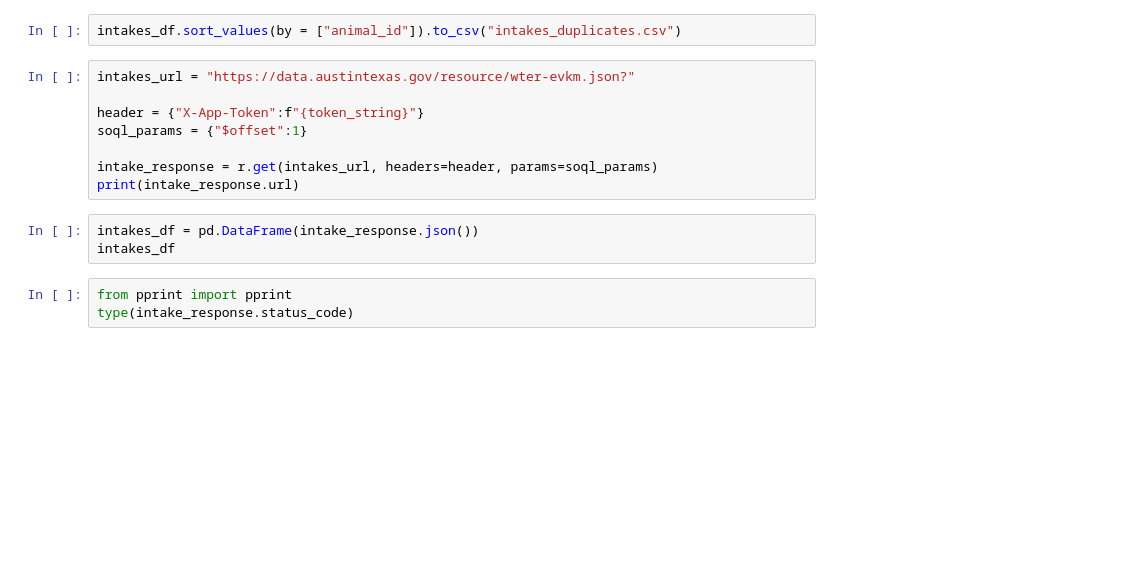
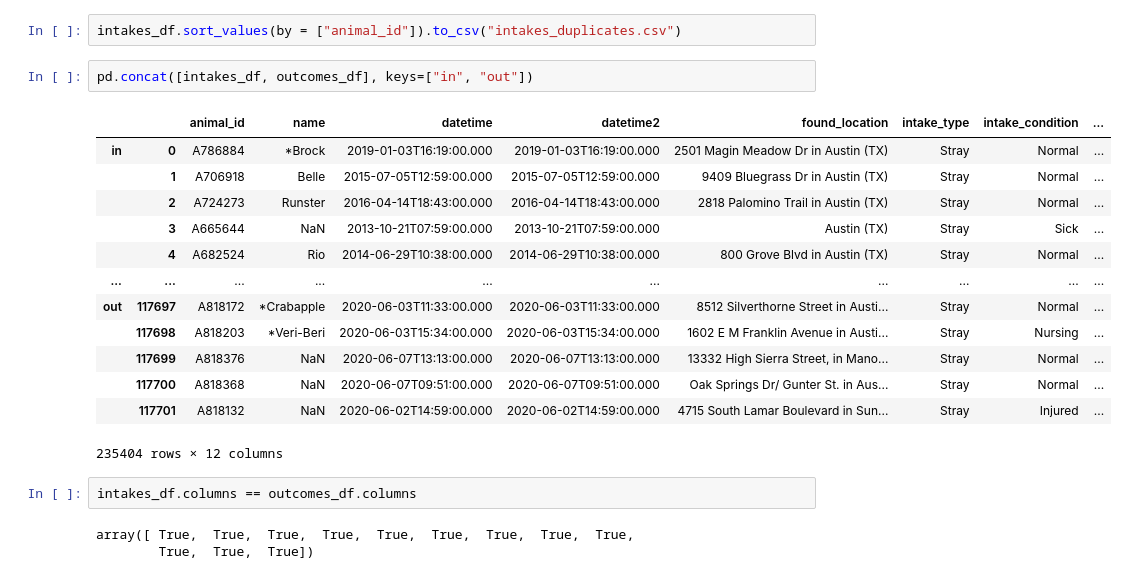
Before and after one commit to edhaarmanniv/animal-shelter-revisited, a Jupyter notebook: socrata_tinkering.ipynb, the cells around one changed output. Drawn from its saved outputs; the diff is of its cells as text; blank space fills up the shorter version.

```diff
--- a/socrata_tinkering.ipynb
+++ b/socrata_tinkering.ipynb
@@ -161,17 +176,24 @@ pd.concat([intakes_df, intakes_2_df],ignore_index=True).nunique()
 intakes_2_df
 # %%
 intakes_df.sort_values(by = ["animal_id"]).to_csv("intakes_duplicates.csv")
-# %%
-intakes_url = "https://data.austintexas.gov/resource/wter-evkm.json?"
-
-header = {"X-App-Token":f"{token_string}"}
-soql_params = {"$offset":1}
-
-intake_response = r.get(intakes_url, headers=header, params=soql_params)
-print(intake_response.url)
-# %%
-intakes_df = pd.DataFrame(intake_response.json())
-intakes_df
-# %%
-from pprint import pprint
-type(intake_response.status_code)
+# %%
+pd.concat([intakes_df, outcomes_df], keys=["in", "out"])
+# %% [output]
+|  |  | animal_id | name | datetime | datetime2 | found_location | intake_type | intake_condition | ... |
+| in | 0 | A786884 | *Brock | 2019-01-03T16:19:00.000 | 2019-01-03T16:19:00.000 | 2501 Magin Meadow Dr in Austin (TX) | Stray | Normal | ... |
+|  | 1 | A706918 | Belle | 2015-07-05T12:59:00.000 | 2015-07-05T12:59:00.000 | 9409 Bluegrass Dr in Austin (TX) | Stray | Normal | ... |
+|  | 2 | A724273 | Runster | 2016-04-14T18:43:00.000 | 2016-04-14T18:43:00.000 | 2818 Palomino Trail in Austin (TX) | Stray | Normal | ... |
+|  | 3 | A665644 | NaN | 2013-10-21T07:59:00.000 | 2013-10-21T07:59:00.000 | Austin (TX) | Stray | Sick | ... |
+|  | 4 | A682524 | Rio | 2014-06-29T10:38:00.000 | 2014-06-29T10:38:00.000 | 800 Grove Blvd in Austin (TX) | Stray | Normal | ... |
+| ... | ... | ... | ... | ... | ... | ... | ... | ... | ... |
+| out | 117697 | A818172 | *Crabapple | 2020-06-03T11:33:00.000 | 2020-06-03T11:33:00.000 | 8512 Silverthorne Street in Austi... | Stray | Normal | ... |
+|  | 117698 | A818203 | *Veri-Beri | 2020-06-03T15:34:00.000 | 2020-06-03T15:34:00.000 | 1602 E M Franklin Avenue in Austi... | Stray | Nursing | ... |
+|  | 117699 | A818376 | NaN | 2020-06-07T13:13:00.000 | 2020-06-07T13:13:00.000 | 13332 High Sierra Street, in Mano... | Stray | Normal | ... |
+|  | 117700 | A818368 | NaN | 2020-06-07T09:51:00.000 | 2020-06-07T09:51:00.000 | Oak Springs Dr/ Gunter St. in Aus... | Stray | Normal | ... |
+|  | 117701 | A818132 | NaN | 2020-06-02T14:59:00.000 | 2020-06-02T14:59:00.000 | 4715 South Lamar Boulevard in Sun... | Stray | Injured | ... |
+235404 rows × 12 columns
+# %%
+intakes_df.columns == outcomes_df.columns
+# %% [output]
+array([ True,  True,  True,  True,  True,  True,  True,  True,  True,
+        True,  True,  True])
```
Also changed, not shown: parts of 4 cells of this notebook, 4 other files.
